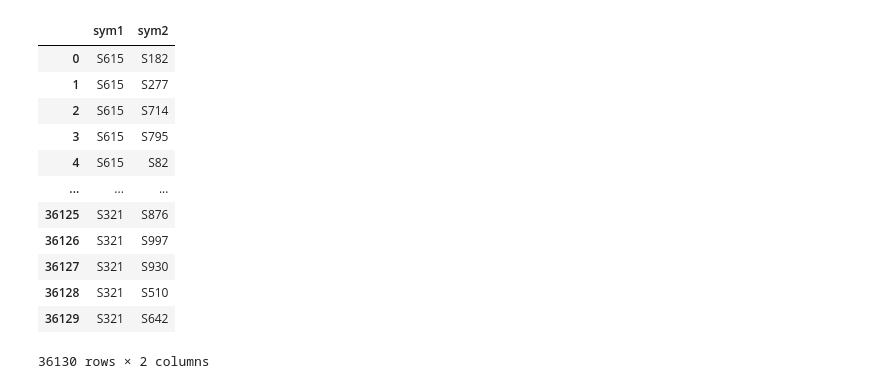
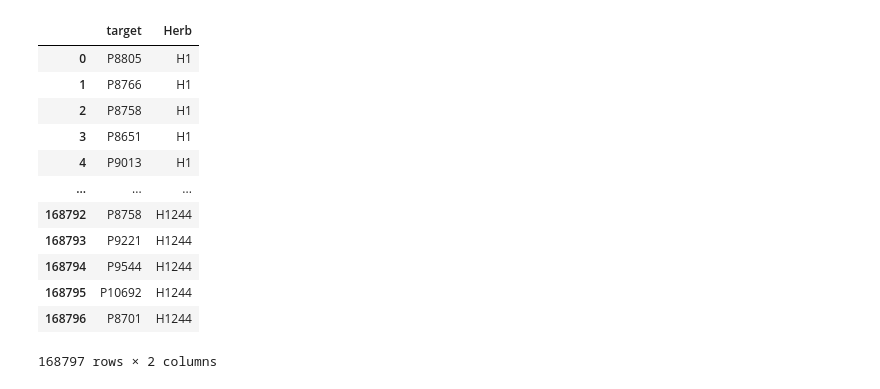
Before and after one commit to Mmli081/herb_protein, a Jupyter notebook: code/main.ipynb, the cells around one changed output. Saved outputs shown, nothing was run; the diff lists cells and outputs as text; code cells hidden in the pictures.

```diff
--- a/code/main.ipynb
+++ b/code/main.ipynb
@@ -23,22 +23,22 @@ herb_to_symptom["symptom"] = 'S' + herb_to_symptom["symptom"].astype(str)
 
 herb_to_protein["Herb"] = 'H' + herb_to_protein["Herb"].astype(str)
 herb_to_protein["target"] = 'P' + herb_to_protein["target"].astype(str)
-# %%
-symptom_edges
-# %% [output]
-|  | sym1 | sym2 |
-| 0 | S615 | S182 |
-| 1 | S615 | S277 |
-| 2 | S615 | S714 |
-| 3 | S615 | S795 |
-| 4 | S615 | S82 |
-| ... | ... | ... |
-| 36125 | S321 | S876 |
-| 36126 | S321 | S997 |
-| 36127 | S321 | S930 |
-| 36128 | S321 | S510 |
-| 36129 | S321 | S642 |
-36130 rows × 2 columns
+# %%
+herb_to_protein
+# %% [output]
+|  | target | Herb |
+| 0 | P8805 | H1 |
+| 1 | P8766 | H1 |
+| 2 | P8758 | H1 |
+| 3 | P8651 | H1 |
+| 4 | P9013 | H1 |
+| ... | ... | ... |
+| 168792 | P8758 | H1244 |
+| 168793 | P9221 | H1244 |
+| 168794 | P9544 | H1244 |
+| 168795 | P10692 | H1244 |
+| 168796 | P8701 | H1244 |
+168797 rows × 2 columns
 # %%
 #Create separate graphs for each layer
 herb_graph = nx.from_pandas_edgelist(herb_edges, 'herb1', 'herb2')
```
Also changed, not shown: parts of 17 cells of this notebook, 2 other files.
